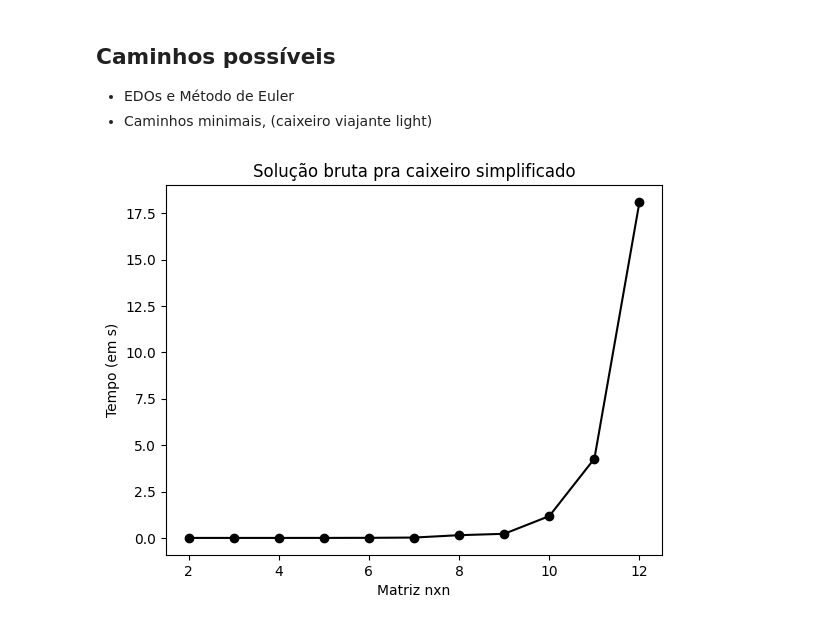
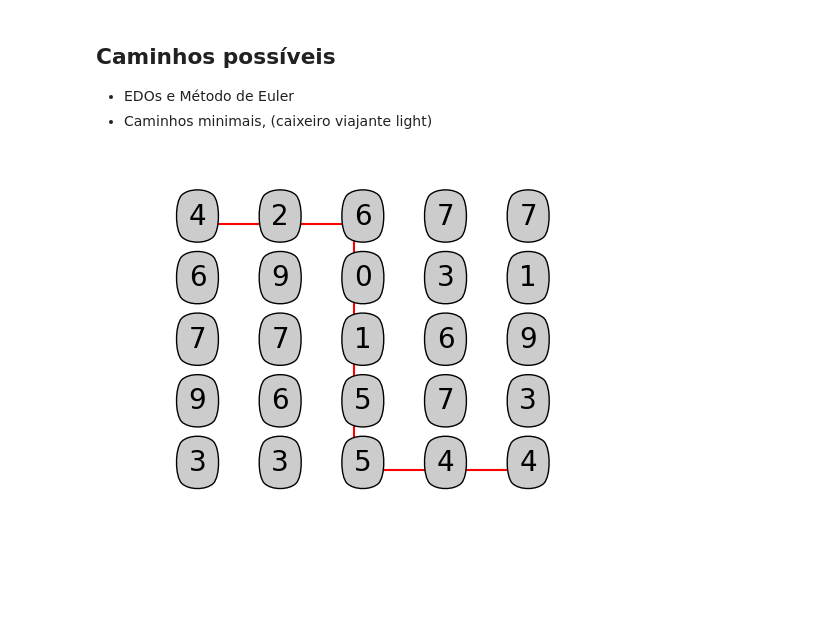
Before and after one commit to cloudallen/bocos, a Jupyter notebook: primos.ipynb, the cells around one changed output. Drawn from its saved outputs; the diff is of its cells as text; code cells hidden in the pictures; blank space fills up the shorter version.

```diff
--- a/primos.ipynb
+++ b/primos.ipynb
@@ -324,45 +324,54 @@ import matplotlib.pyplot as plt
 fig,ax = plt.subplots()
 M = np.random.randint(0,20,size = (5,5))
 
 potencia = [bin(c)[3:] for c in range(2**8,2**9)]
 caminhos = [a for a in potencia if sum([int(d) for d in a])==4]
 
 def custo_de_caminho(c,M):
     custo = 0
     return sum([int(M[i,j]) for (i,j) in indice_de_caminho(c)])
 
 def indice_de_caminho(c):
     indexes = []
     i = [0,0]
+    indexes.append([0,0])
     for a in c:
         if a == '0':
             i[1]+=1
         if a == '1':
             i[0]+=1
         indexes.append([i[0],i[1]])
     return indexes
 
-def melhor_caminho(M):
+def melhor_caminho_bruto(M):
     (m,n) = M.shape
     potencia = [bin(c)[3:] for c in range(2**(m+n-2),2**(m+n-1))]
     caminhos = [a for a in potencia if sum([int(d) for d in a])==m-1]
     custos = [custo_de_caminho(c,M) for c in caminhos]
     caminho_minimal = caminhos[custos.index(min(custos))]
     return (caminho_minimal,min(custos))
 
-results = []
-for i in range(2,13,1):
-    M = np.random.randint(0,20,size = (i,i))
-    T0 = time()
-    melhor_caminho(M)
-    T1 = time()-T0
-    results.append(T1)
+def melhor_caminho_plot(M):
+    caminho,custo = melhor_caminho_bruto(M)
+    (m,n) = M.shape
+    for i in range(m):
+        for j in range(n):
+            ax.plot(i,j,'',color='k')
+            ax.annotate(
+                        M[i,j],
+                        xy=(i,j+1), xycoords='data',
+                        size=20,
+                        bbox=dict(boxstyle="round4,pad=.5", fc="0.8"))
+    indices = indice_de_caminho(caminho)
+    Xs = [i[0] for i in indices]
+    Ys = [i[1]+1 for i in indices]
+    ax.plot(Xs,Ys,'-',color='r')
+    ax.axis(xmin=-1,xmax=5,ymin=0,ymax=6)
+    ax.invert_yaxis()
+    ax.set_axis_off()
+    plt.show()
 
-X = range(2,13,1)
-ax.plot(X,results,'-o',color='k')
-ax.set_title("Solução bruta pra caixeiro simplificado")
-ax.set_xlabel("Matriz nxn")
-ax.set_ylabel("Tempo (em s)")
-plt.show()
+M = np.random.randint(0,10,size=(5,5))
+melhor_caminho_plot(M)
 # %% [output]
-[figure, old version]
+[figure, new version]
```
Also changed, not shown: parts of 1 cell of this notebook.
